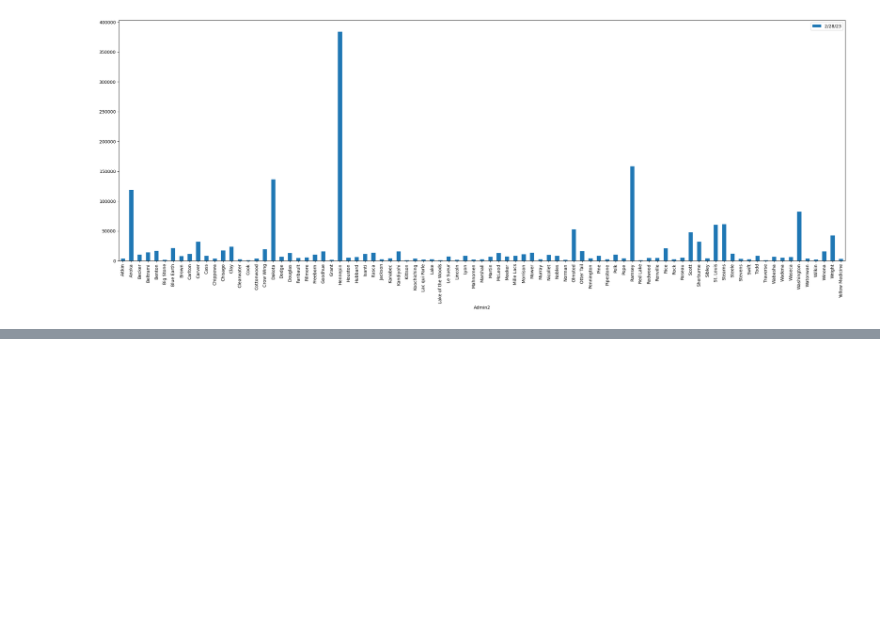
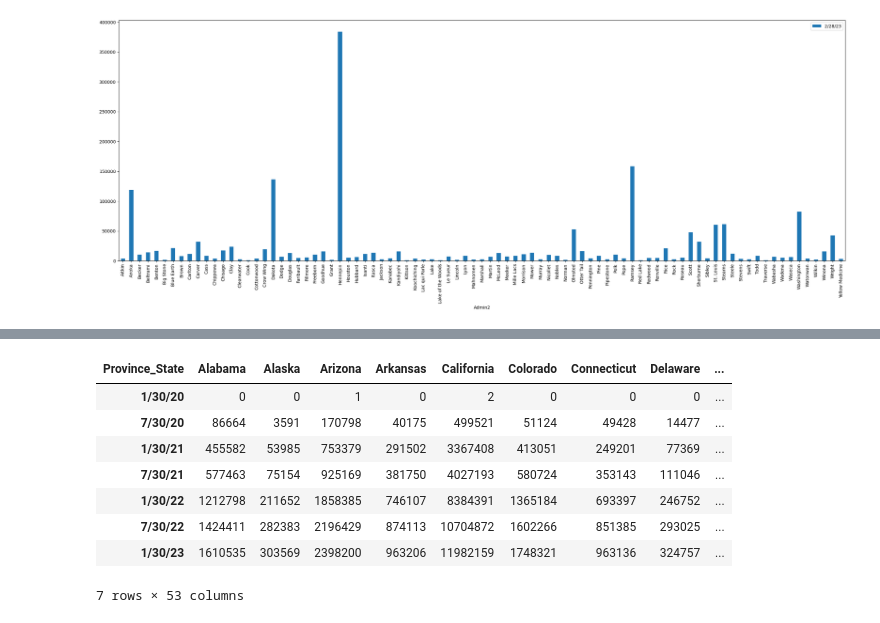
Before and after one commit to micah-11101/Covid-19Analysis, a Jupyter notebook: main.ipynb, the cells around one changed output, grey strips where cells are left out. Cells and saved outputs as stored; diff of their text form; code cells hidden in the pictures; blank space fills up the shorter version.

```diff
--- a/main.ipynb
+++ b/main.ipynb
@@ -83,0 +150,18 @@ minnesota_df.plot("Admin2","2/28/23",kind="bar",figsize=(30,10))
+# %%
+# Code example from Micah Springer; see the rest of the code that was not used in Slack from August 8, 2024
+states_yearly_df = clean_df[["Province_State","1/30/20","7/30/20","1/30/21","7/30/21","1/30/22","7/30/22","1/30/23"]]
+states_yearly_df = states_yearly_df.groupby(states_yearly_df["Province_State"]).sum()
+states_yearly_df = states_yearly_df.transpose()
+Timepoints = ["1/30/20","7/30/20","1/30/21","7/30/21","1/30/22","7/30/22","1/30/23"]
+states_yearly_df["Timepoints"] = Timepoints
+states_yearly_df
+# %% [output]
+| Province_State | Alabama | Alaska | Arizona | Arkansas | California | Colorado | Connecticut | Delaware | ... |
+| 1/30/20 | 0 | 0 | 1 | 0 | 2 | 0 | 0 | 0 | ... |
+| 7/30/20 | 86664 | 3591 | 170798 | 40175 | 499521 | 51124 | 49428 | 14477 | ... |
+| 1/30/21 | 455582 | 53985 | 753379 | 291502 | 3367408 | 413051 | 249201 | 77369 | ... |
+| 7/30/21 | 577463 | 75154 | 925169 | 381750 | 4027193 | 580724 | 353143 | 111046 | ... |
+| 1/30/22 | 1212798 | 211652 | 1858385 | 746107 | 8384391 | 1365184 | 693397 | 246752 | ... |
+| 7/30/22 | 1424411 | 282383 | 2196429 | 874113 | 10704872 | 1602266 | 851385 | 293025 | ... |
+| 1/30/23 | 1610535 | 303569 | 2398200 | 963206 | 11982159 | 1748321 | 963136 | 324757 | ... |
+7 rows × 53 columns
```
Also changed, not shown: parts of 9 cells of this notebook.
